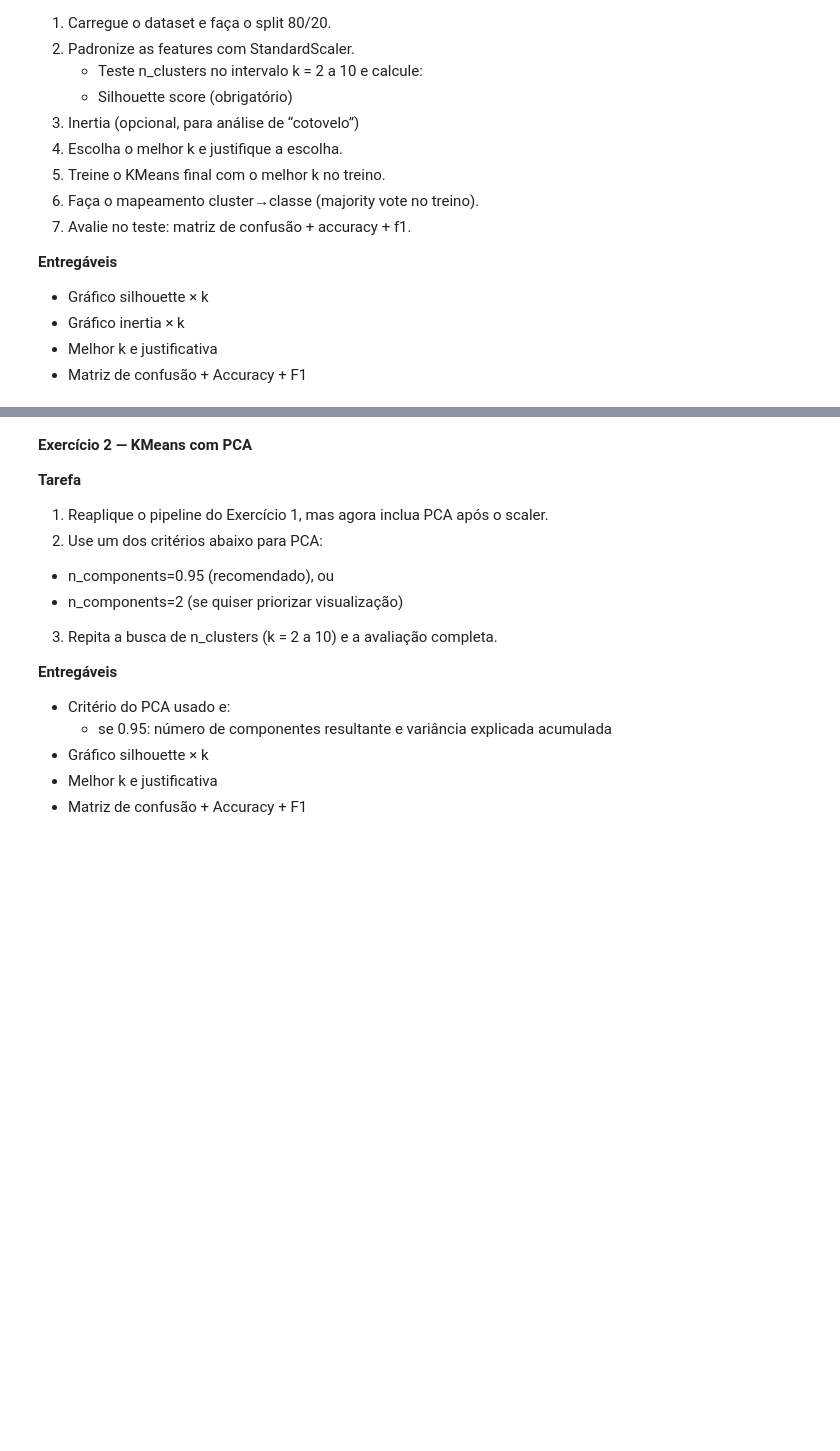
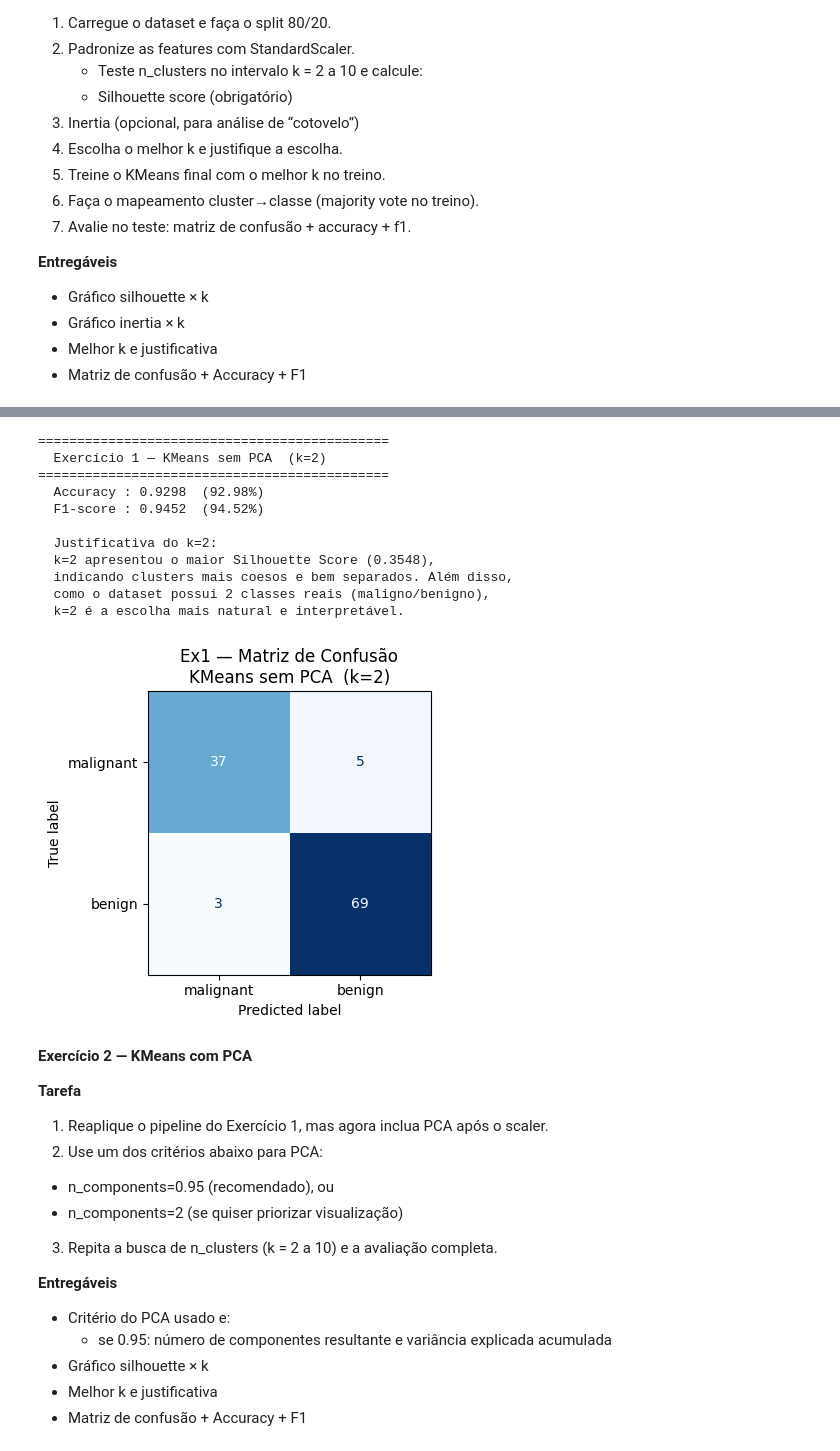
Before and after one commit to isabellamattar/FIAP-Data-Science, a Jupyter notebook: aula_09_kmeans_Exerc.ipynb, the cells around one changed output, grey strips where cells are left out. Drawn from its saved outputs; the diff is of its cells as text; code cells hidden in the pictures; blank space fills up the shorter version.

```diff
--- a/aula_09_kmeans_Exerc.ipynb
+++ b/aula_09_kmeans_Exerc.ipynb
@@ -68,3 +271,38 @@ Importante: o mapeamento cluster→classe deve ser definido apenas no treino. Fa
+# %%
+# ─── Avaliação final Ex1 ───
+cm1, acc1, f11 = eval_kmeans(X_train_sc, X_test_sc, y_train, y_test, best_k1)
+
+print(f"{'='*45}")
+print(f"  Exercício 1 — KMeans sem PCA  (k={best_k1})")
+print(f"{'='*45}")
+print(f"  Accuracy : {acc1:.4f}  ({acc1:.2%})")
+print(f"  F1-score : {f11:.4f}  ({f11:.2%})")
+print(f"\n  Justificativa do k={best_k1}:")
+print(f"  k=2 apresentou o maior Silhouette Score ({max(sil1):.4f}),")
+print(f"  indicando clusters mais coesos e bem separados. Além disso,")
+print(f"  como o dataset possui 2 classes reais (maligno/benigno),")
+print(f"  k=2 é a escolha mais natural e interpretável.")
+print()
+
+# Matriz de confusão
+fig, ax = plt.subplots(figsize=(5, 4))
+disp = ConfusionMatrixDisplay(cm1, display_labels=data.target_names)
+disp.plot(ax=ax, colorbar=False, cmap='Blues')
+ax.set_title(f'Ex1 — Matriz de Confusão\nKMeans sem PCA  (k={best_k1})')
+plt.tight_layout(); plt.show()
+# %% [output]
+=============================================
+  Exercício 1 — KMeans sem PCA  (k=2)
+=============================================
+  Accuracy : 0.9298  (92.98%)
+  F1-score : 0.9452  (94.52%)
+
+  Justificativa do k=2:
+  k=2 apresentou o maior Silhouette Score (0.3548),
+  indicando clusters mais coesos e bem separados. Além disso,
+  como o dataset possui 2 classes reais (maligno/benigno),
+  k=2 é a escolha mais natural e interpretável.
+[figure, added]
 # %% [markdown]
 **Exercício 2 — KMeans com PCA**
 
```
Also changed, not shown: parts of 31 cells of this notebook.
